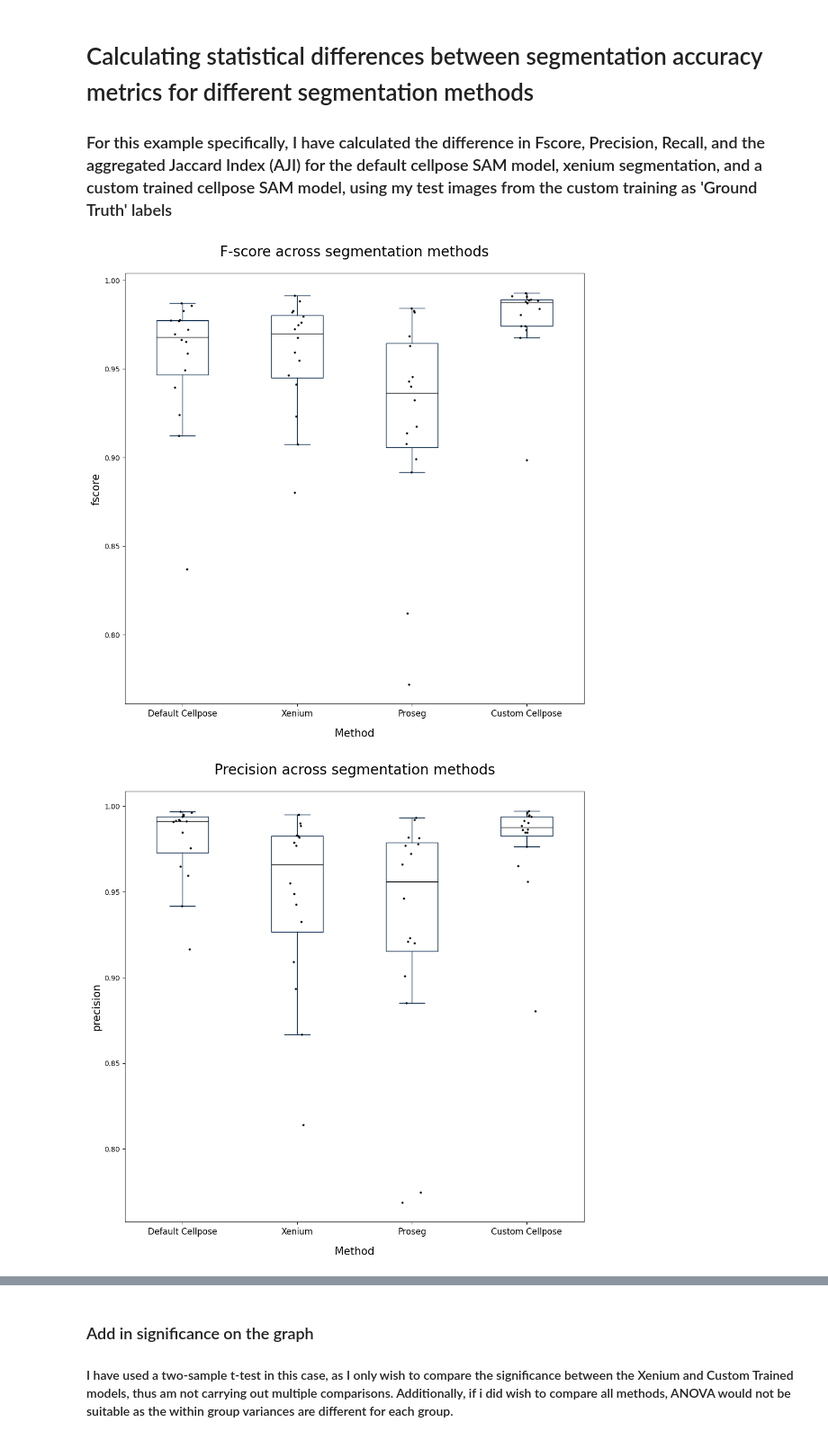
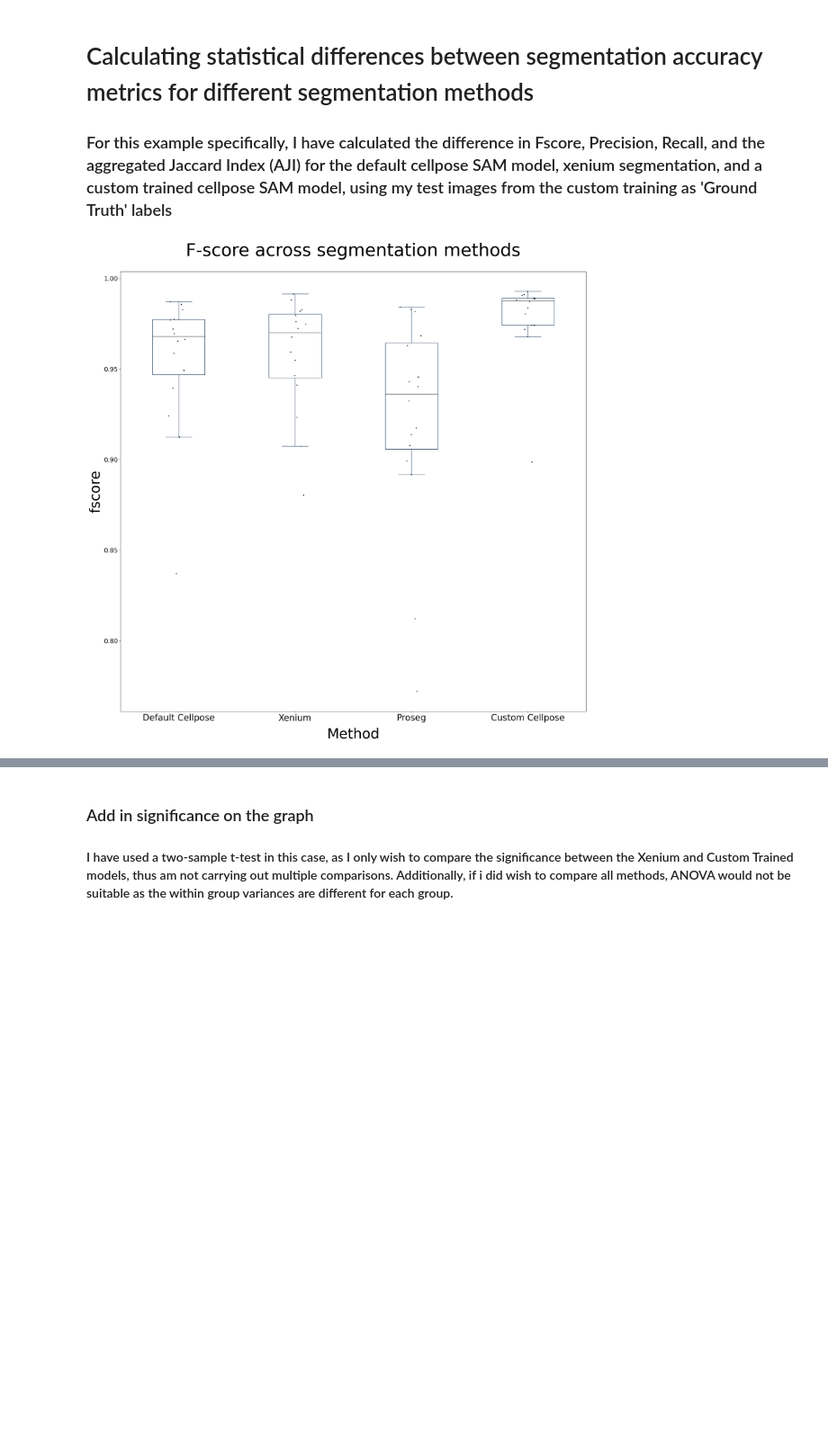
Before and after one commit to DominicBuxton/iMSC_Xenium_Phenocycler_Analysis, a Jupyter notebook: Graphs_Figures_Stats/Segmentation figure/Cellpose_Metrics_Stats.ipynb, the cells around one changed output, grey strips where cells are left out. Shown at 90% size. Cells and saved outputs as stored; diff of their text form; code cells hidden in the pictures; blank space fills up the shorter version.

```diff
--- a/Graphs_Figures_Stats/Segmentation figure/Cellpose_Metrics_Stats.ipynb
+++ b/Graphs_Figures_Stats/Segmentation figure/Cellpose_Metrics_Stats.ipynb
@@ -39,7 +39,7 @@ def plot_metric_stats(metric_choice, segmentation_methods, title):
     colors = ["#002147"] * n
     linewidth = 1
 
-    fig, ax = plt.subplots(figsize=(10, 10))
+    fig, ax = plt.subplots(figsize=(20, 20))
 
     bp = ax.boxplot(data, tick_labels=list(segmentation_methods.keys()), showfliers=False, patch_artist=True)
 
@@ -51,40 +51,41 @@ def plot_metric_stats(metric_choice, segmentation_methods, title):
         patch.set_linewidth(linewidth)
 
     # Colour the whiskers and caps to match
     for i, color in enumerate(colors):
         bp['whiskers'][i*2].set_color(color)
         bp['whiskers'][i*2+1].set_color(color)
         bp['whiskers'][i*2].set_linewidth(linewidth)
         bp['whiskers'][i*2+1].set_linewidth(linewidth)
         bp['caps'][i*2].set_color(color)
         bp['caps'][i*2+1].set_color(color)
         bp['caps'][i*2].set_linewidth(linewidth)
         bp['caps'][i*2+1].set_linewidth(linewidth)
 
     # Colour median lines
     for median in bp['medians']:
         median.set_color('black')
 
     # Overlay individual points with jitter
     for i, group in enumerate(data, start=1):
         x = np.random.normal(i, 0.04, size=len(group))
         ax.plot(x, group, 'k.', alpha=1, markersize=4)
 
-    ax.tick_params(axis='x', labelsize=12)
+    ax.tick_params(axis='x', labelsize=25)
+    ax.tick_params(axis='y', labelsize=18)
 
-    ax.set_title(f"{title} across segmentation methods", fontsize = 20, y = 1.03)
-    ax.set_xlabel("Method", fontsize = 15, labelpad=15)
-    ax.set_ylabel(f"{metric_choice}", fontsize = 15)
+
+    ax.set_title(f"{title} across segmentation methods", fontsize = 50, y = 1.03)
+    ax.set_xlabel("Method", fontsize = 40, labelpad=15)
+    ax.set_ylabel(f"{metric_choice}", fontsize = 40)
 
     plt.tight_layout()
-    #plt.savefig(dpi = 500)
+    plt.savefig(fr"C:\Users\dbuxton\OneDrive\Desktop\biochem\Year 4\Thesis\results figures or slides\Final assembly\segmentation_figures\{metric_choice}.png", bbox_inches = 'tight', dpi = 500)
     plt.show()
 
 
 plot_metric_stats('fscore',     {'Default Cellpose': default_cellpose, 'Xenium': xenium_proprietary, 'Proseg': proseg, 'Custom Cellpose': custom_cellpose}, title = 'F-score')
-plot_metric_stats('precision',  {'Default Cellpose': default_cellpose, 'Xenium': xenium_proprietary, 'Proseg': proseg, 'Custom Cellpose': custom_cellpose}, title = 'Precision')
-plot_metric_stats('recall',     {'Default Cellpose': default_cellpose, 'Xenium': xenium_proprietary, 'Proseg': proseg, 'Custom Cellpose': custom_cellpose}, title = 'Recall')
-plot_metric_stats('aji',        {'Default Cellpose': default_cellpose, 'Xenium': xenium_proprietary, 'Proseg': proseg, 'Custom Cellpose': custom_cellpose}, title = 'Aggregated Jaccard Index')
+# plot_metric_stats('precision',  {'Default Cellpose': default_cellpose, 'Xenium': xenium_proprietary, 'Proseg': proseg, 'Custom Cellpose': custom_cellpose}, title = 'Precision')
+# plot_metric_stats('recall',     {'Default Cellpose': default_cellpose, 'Xenium': xenium_proprietary, 'Proseg': proseg, 'Custom Cellpose': custom_cellpose}, title = 'Recall')
+# plot_metric_stats('aji',        {'Default Cellpose': default_cellpose, 'Xenium': xenium_proprietary, 'Proseg': proseg, 'Custom Cellpose': custom_cellpose}, title = 'Aggregated Jaccard Index')
 # %% [output]
-[figure, old version]
+[figure, new version]
-[figure, removed]
```
Also changed, not shown: parts of 2 cells of this notebook.
